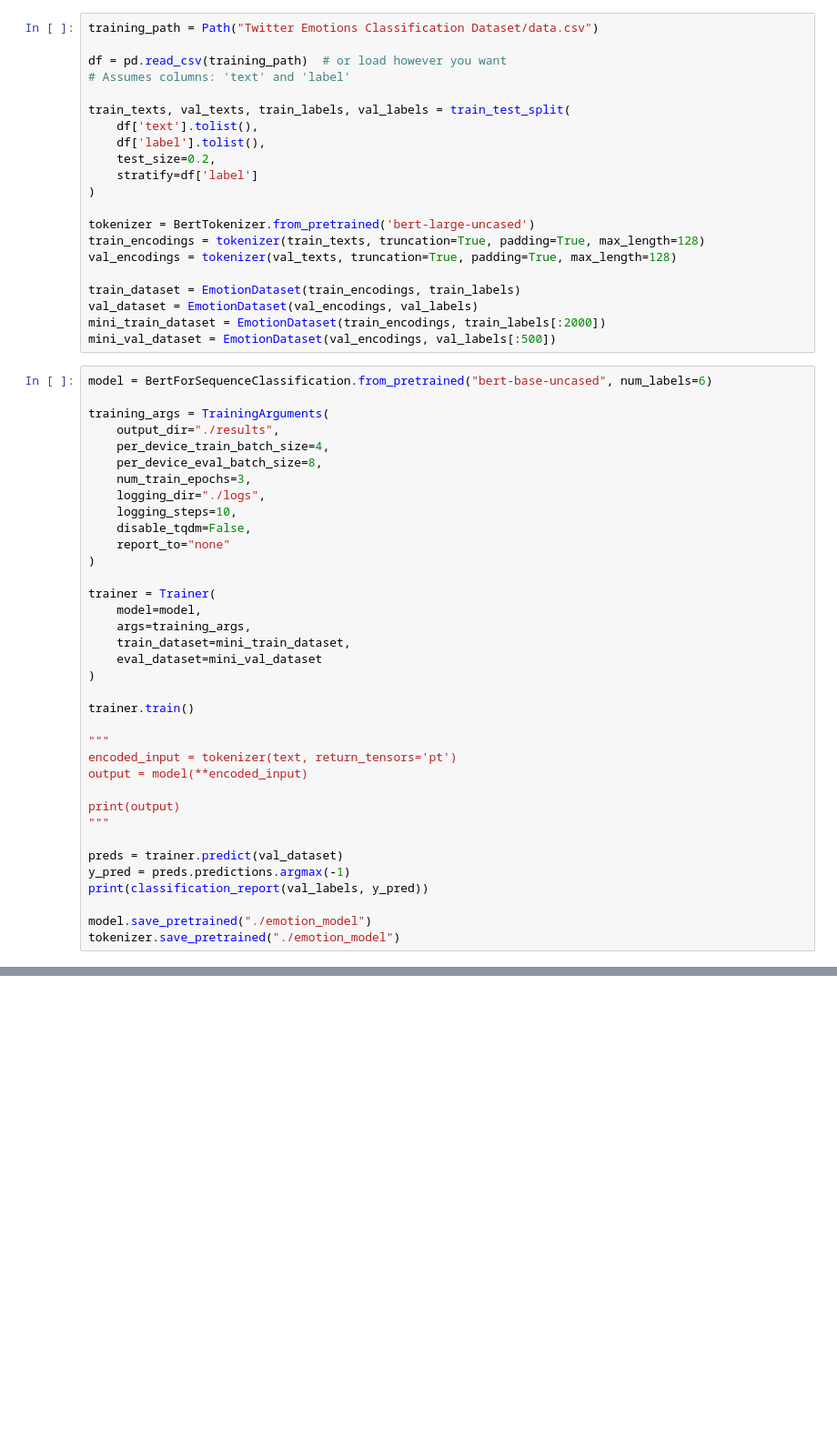
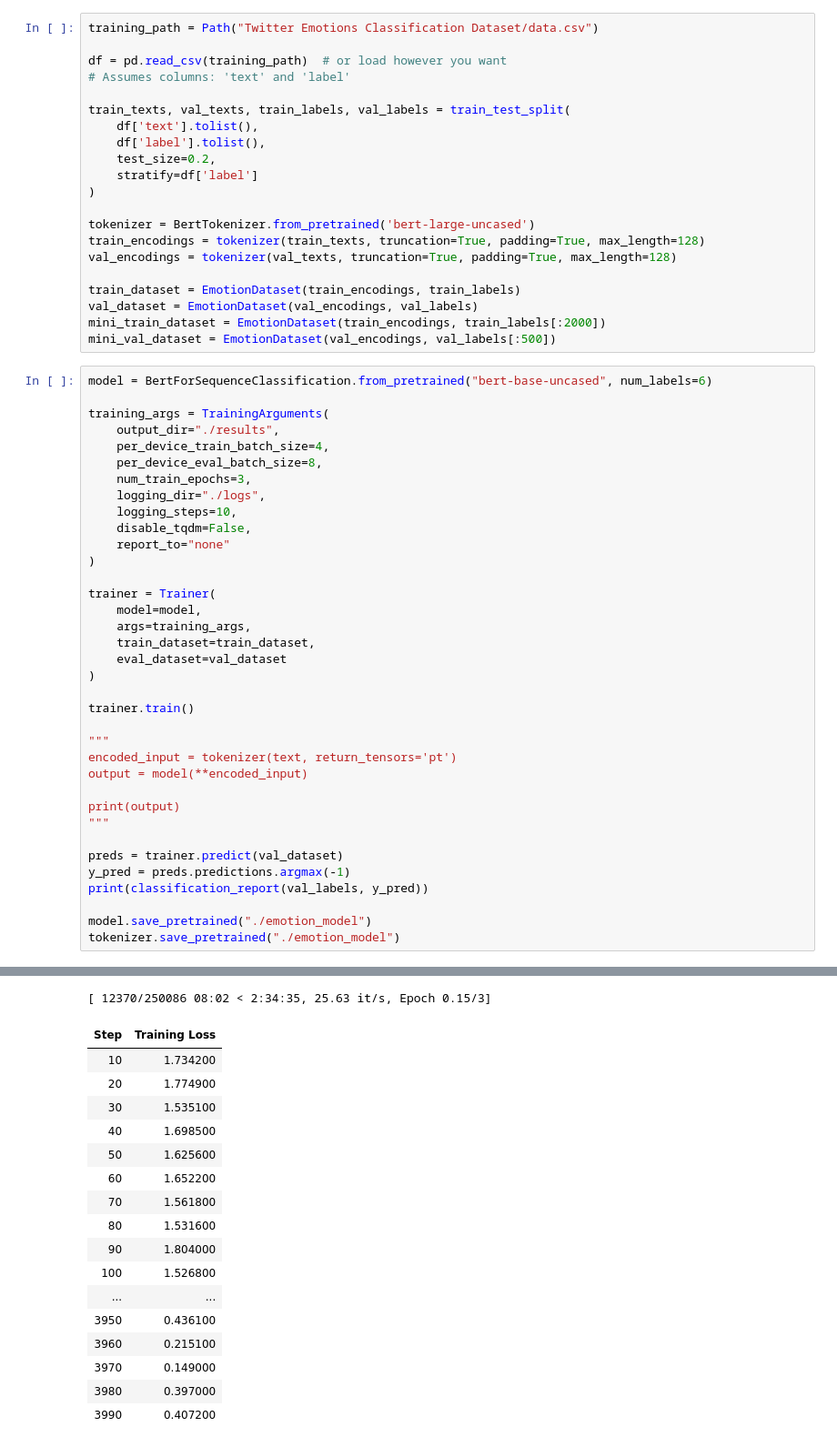
Before and after one commit to GlowBlock64/PUIA4, a Jupyter notebook: main.ipynb, the cells around one changed output, grey strips where cells are left out. Shown: that part at 91% size. Cells and saved outputs as stored; diff of their text form; blank space fills up the shorter version.

Commit message:
main: Trained models on small and large datasets.

```diff
--- a/main.ipynb
+++ b/main.ipynb
@@ -56,8 +63,8 @@ training_args = TrainingArguments(
 trainer = Trainer(
     model=model,
     args=training_args,
-    train_dataset=mini_train_dataset,
-    eval_dataset=mini_val_dataset
+    train_dataset=train_dataset,
+    eval_dataset=val_dataset
 )
 
 trainer.train()
@@ -75,3 +82,4 @@ print(classification_report(val_labels, y_pred))
 
 model.save_pretrained("./emotion_model")
 tokenizer.save_pretrained("./emotion_model")
+# %% [output]
@@ -77,0 +88,18 @@ tokenizer.save_pretrained("./emotion_model")
+[ 12370/250086 08:02 < 2:34:35, 25.63 it/s, Epoch 0.15/3]
+| Step | Training Loss |
+| 10 | 1.734200 |
+| 20 | 1.774900 |
+| 30 | 1.535100 |
+| 40 | 1.698500 |
+| 50 | 1.625600 |
+| 60 | 1.652200 |
+| 70 | 1.561800 |
+| 80 | 1.531600 |
+| 90 | 1.804000 |
+| 100 | 1.526800 |
+| ... | ... |
+| 3950 | 0.436100 |
+| 3960 | 0.215100 |
+| 3970 | 0.149000 |
+| 3980 | 0.397000 |
+| 3990 | 0.407200 |
```
Also changed, not shown: parts of 2 cells of this notebook, 1 other file.
